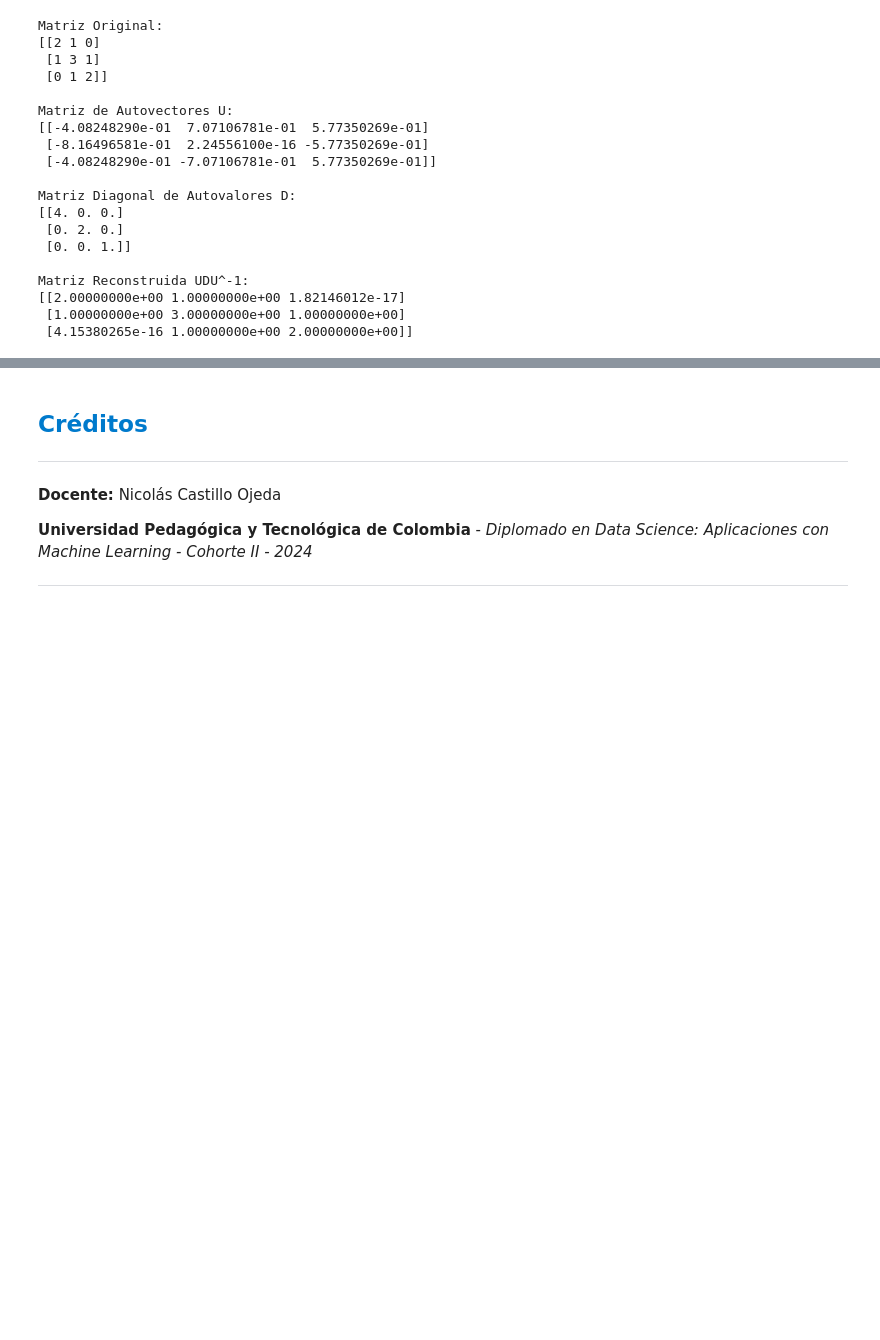
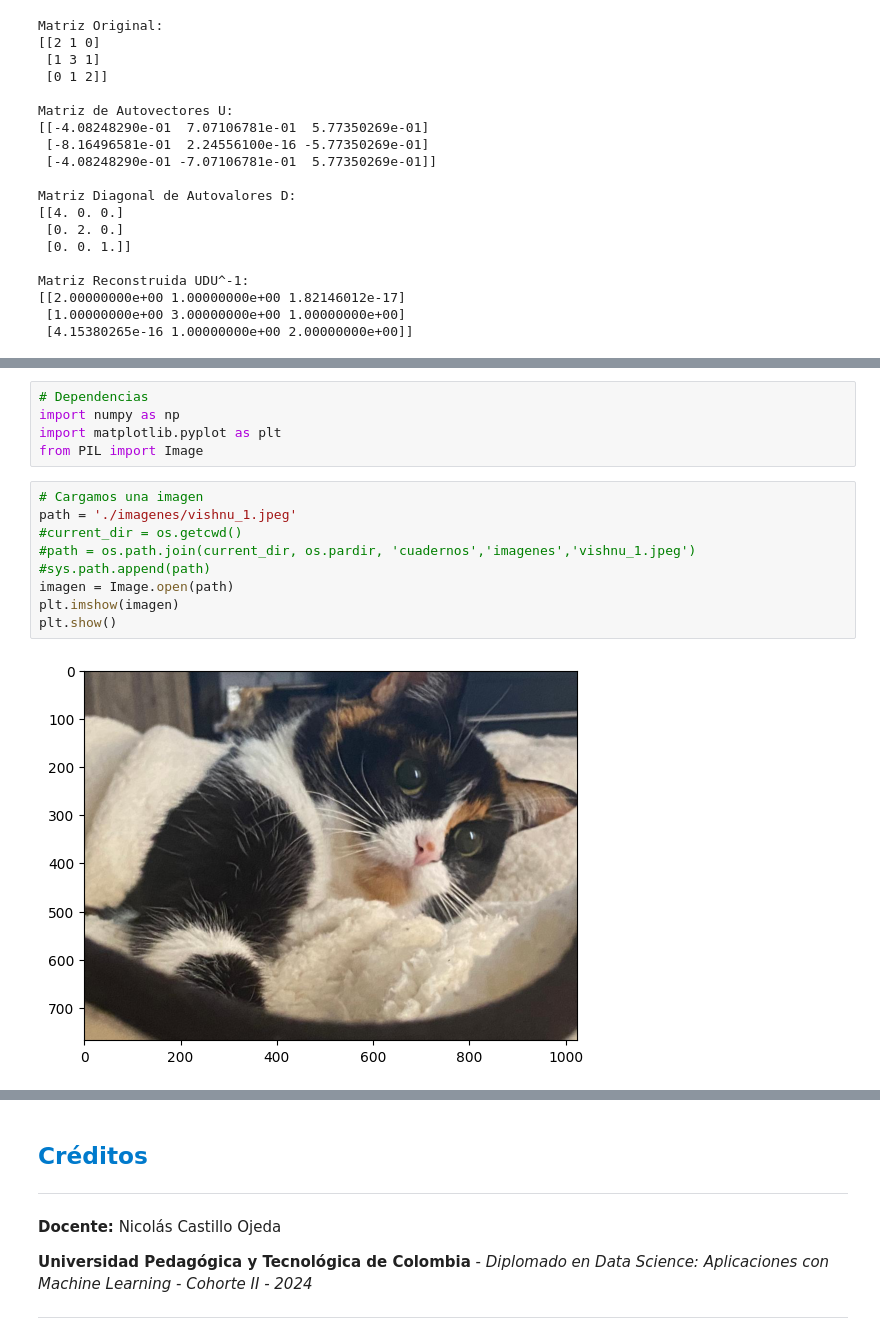
Before and after one commit to AsorKy/UPTC_Diplomado_Ciencia_de_Datos_Cohorte_II_2024, a Jupyter notebook: 1_Matemáticas/1_Algebra_Lineal/cuadernos/Algebra_Lineal.ipynb, the cells around one changed output, grey strips where cells are left out. Cells and saved outputs as stored; diff of their text form; blank space fills up the shorter version.

```diff
--- a/1_Matemáticas/1_Algebra_Lineal/cuadernos/Algebra_Lineal.ipynb
+++ b/1_Matemáticas/1_Algebra_Lineal/cuadernos/Algebra_Lineal.ipynb
@@ -2083,0 +2817,16 @@ Matriz Reconstruida UDU^-1:
+# %%
+# Dependencias
+import numpy as np
+import matplotlib.pyplot as plt
+from PIL import Image
+# %%
+# Cargamos una imagen
+path = './imagenes/vishnu_1.jpeg'
+#current_dir = os.getcwd()
+#path = os.path.join(current_dir, os.pardir, 'cuadernos','imagenes','vishnu_1.jpeg')
+#sys.path.append(path)
+imagen = Image.open(path)
+plt.imshow(imagen)
+plt.show()
+# %% [output]
+[figure, added]
```
Also changed, not shown: parts of 44 cells of this notebook, 2 other files.
